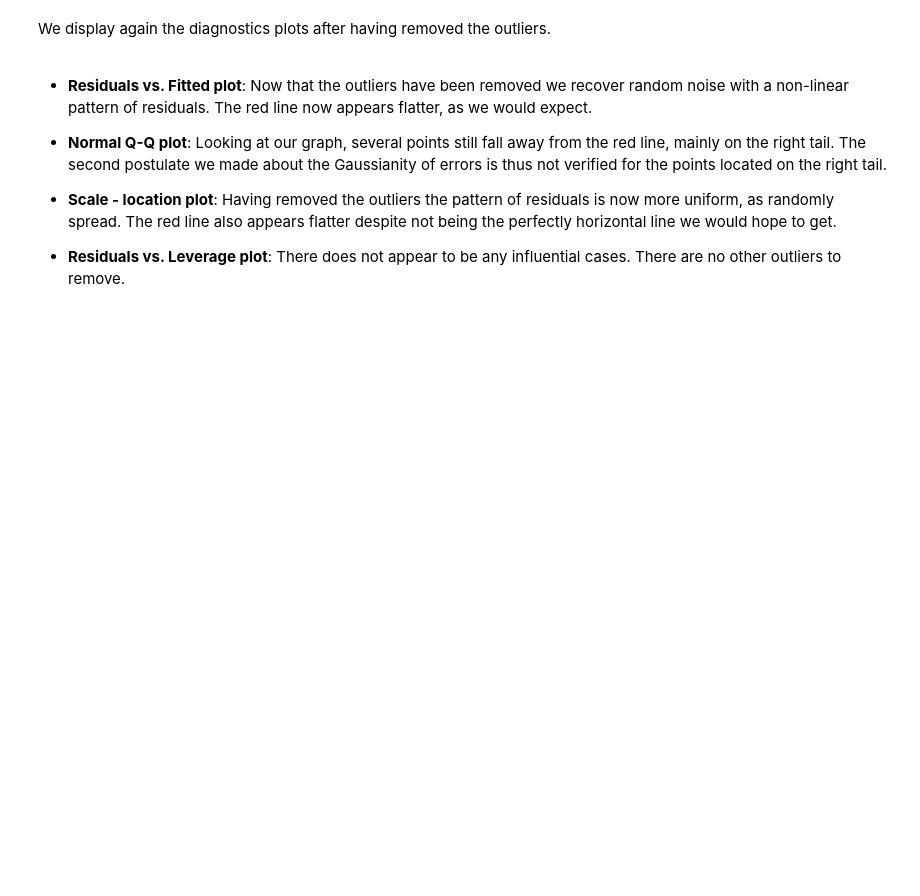
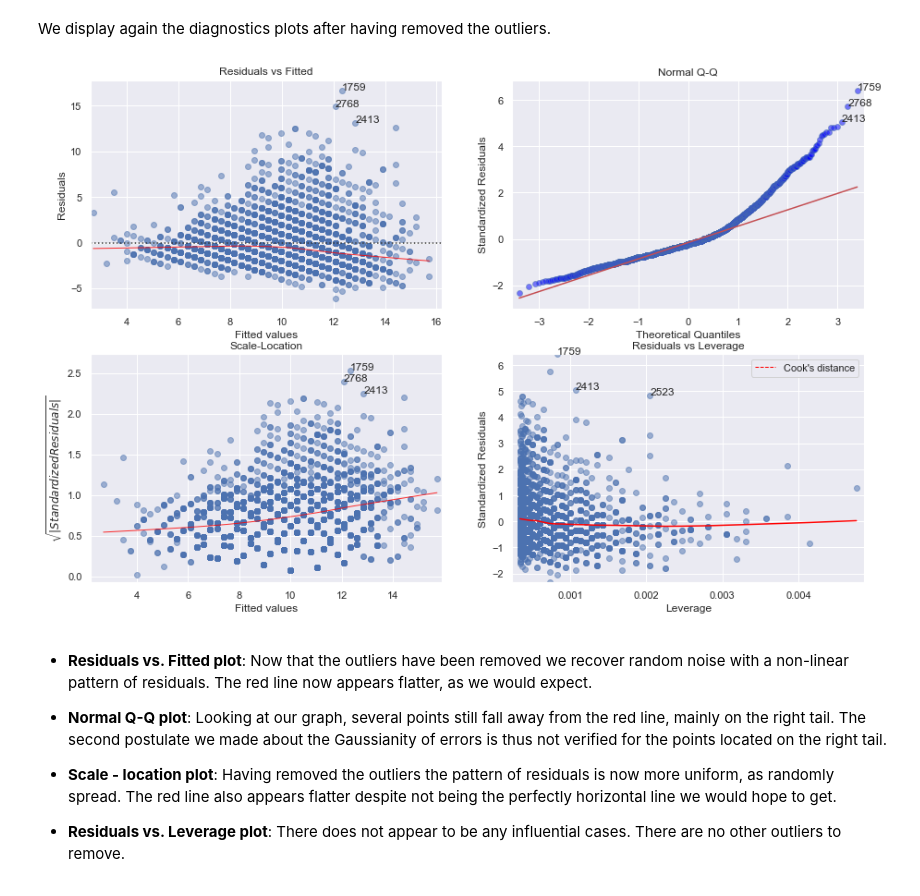
Before and after one commit to mbatoul/x_hec_data_science, a Jupyter notebook: regression_data_project_brull_arena_bertolotti_batoul.ipynb, the cells around one changed output. Cells and saved outputs as stored; diff of their text form; code cells hidden in the pictures; blank space fills up the shorter version.

```diff
--- a/regression_data_project_brull_arena_bertolotti_batoul.ipynb
+++ b/regression_data_project_brull_arena_bertolotti_batoul.ipynb
@@ -363,3 +236,7 @@ We display again the diagnostics plots after having removed the outliers.
+# %%
+plot(results2);
+# %% [output]
+[figure, added]
 # %% [markdown]
 - **Residuals vs. Fitted plot**: Now that the outliers have been removed we recover random noise with a non-linear pattern of residuals. The red line now appears flatter, as we would expect.
 
```
Also changed, not shown: parts of 79 cells of this notebook, 12 other files.
